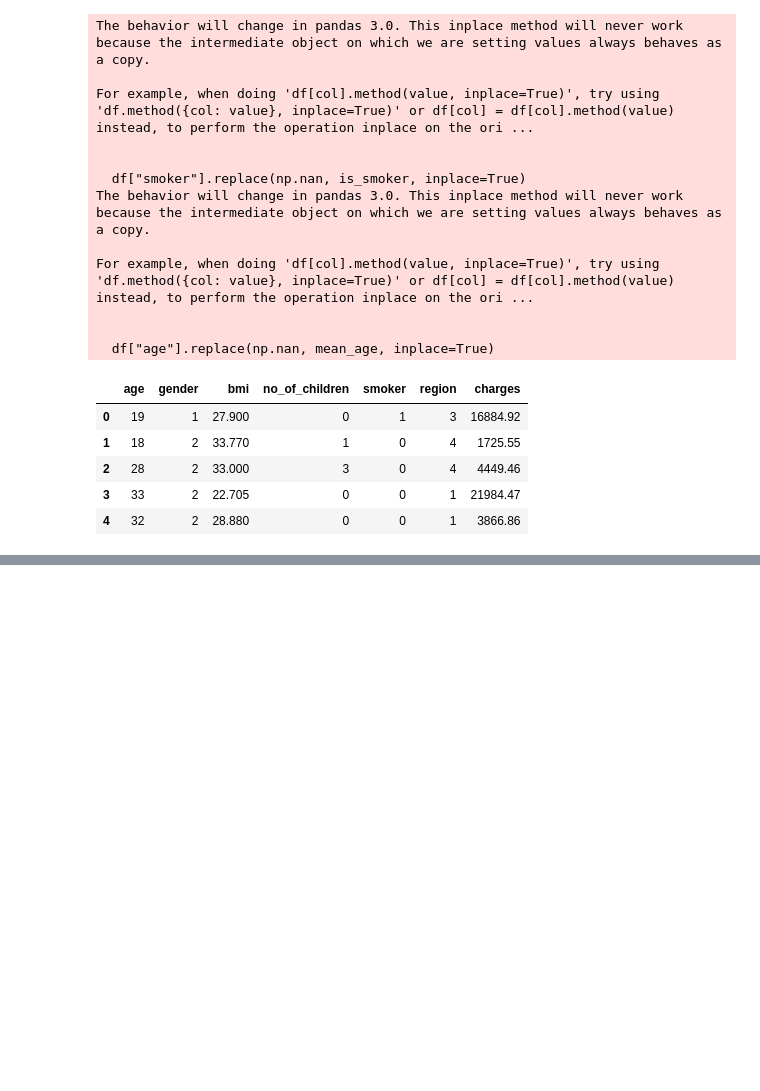
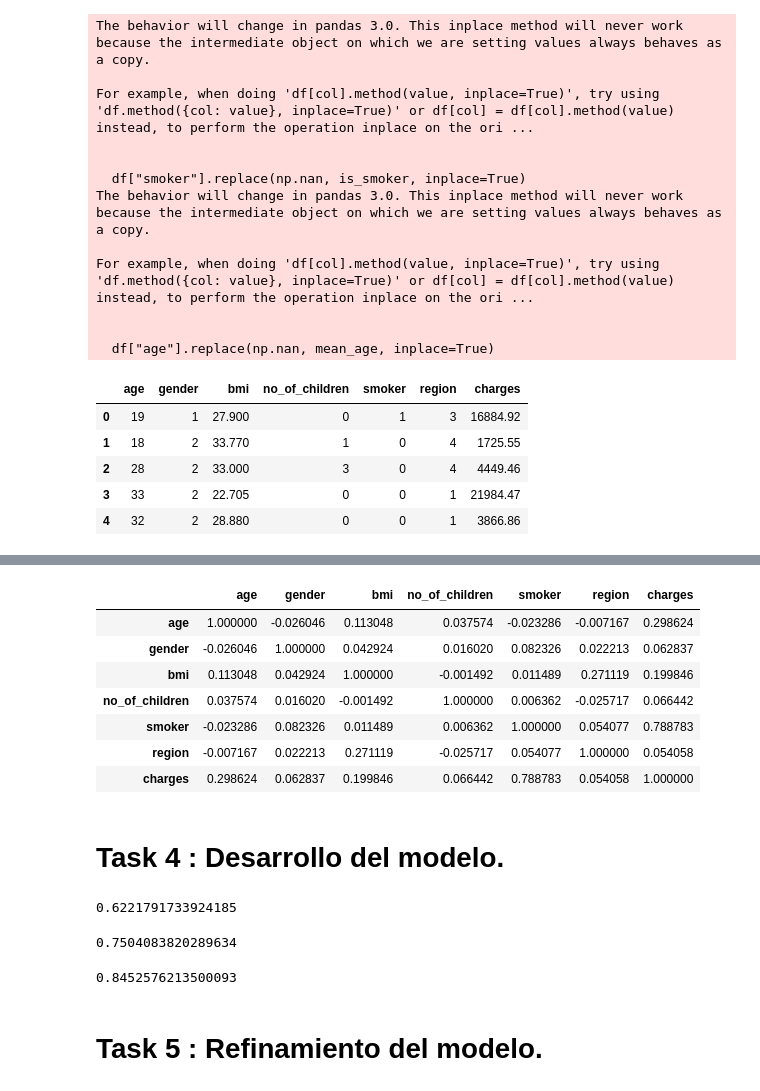
Before and after one commit to HDanny7/CDP, a Jupyter notebook: Senatec/Analisis de Datos/Ultimo Modulo/proycto.ipynb, the cells around one changed output, grey strips where cells are left out. Drawn from its saved outputs; the diff is of its cells as text; code cells hidden in the pictures; blank space fills up the shorter version.

```diff
--- a/Senatec/Analisis de Datos/Ultimo Modulo/proycto.ipynb
+++ b/Senatec/Analisis de Datos/Ultimo Modulo/proycto.ipynb
@@ -100,0 +121,42 @@ df.head(5)
+# %%
+# Correlacion entre la diferentes variables.
+df.corr()
+# %% [output]
+|  | age | gender | bmi | no_of_children | smoker | region | charges |
+| age | 1.000000 | -0.026046 | 0.113048 | 0.037574 | -0.023286 | -0.007167 | 0.298624 |
+| gender | -0.026046 | 1.000000 | 0.042924 | 0.016020 | 0.082326 | 0.022213 | 0.062837 |
+| bmi | 0.113048 | 0.042924 | 1.000000 | -0.001492 | 0.011489 | 0.271119 | 0.199846 |
+| no_of_children | 0.037574 | 0.016020 | -0.001492 | 1.000000 | 0.006362 | -0.025717 | 0.066442 |
+| smoker | -0.023286 | 0.082326 | 0.011489 | 0.006362 | 1.000000 | 0.054077 | 0.788783 |
+| region | -0.007167 | 0.022213 | 0.271119 | -0.025717 | 0.054077 | 1.000000 | 0.054058 |
+| charges | 0.298624 | 0.062837 | 0.199846 | 0.066442 | 0.788783 | 0.054058 | 1.000000 |
+# %% [markdown]
+# Task 4 : Desarrollo del modelo.
+# %%
+# Modelo de regrecion ajustado con las variables de smoker y charges
+X = df[['smoker']]
+Y = df['charges']
+lm = LinearRegression()
+lm.fit(X,Y)
+lm.score(X, Y)
+# %% [output]
+0.6221791733924185
+# %%
+# Modelo de regrecion ajustado con todas las variables
+Z = df[["age", "gender", "bmi", "no_of_children", "smoker", "region"]]
+lm.fit(Z,Y)
+lm.score(Z, Y)
+# %% [output]
+0.7504083820289634
+# %%
+# Secuencia de entrenamiento con las demas clases y funciones vistas en el curso.
+Input=[('scale',StandardScaler()), ('polynomial', PolynomialFeatures(include_bias=False)), ('model', LinearRegression())]
+pipe=Pipeline(Input)
+Z = Z.astype(float)
+pipe.fit(Z,Y)
+ypipe=pipe.predict(Z)
+r2_score(Y,ypipe)
+# %% [output]
+0.8452576213500093
+# %% [markdown]
+# Task 5 : Refinamiento del modelo.
```
Also changed, not shown: parts of 15 cells of this notebook, 3 other files.
